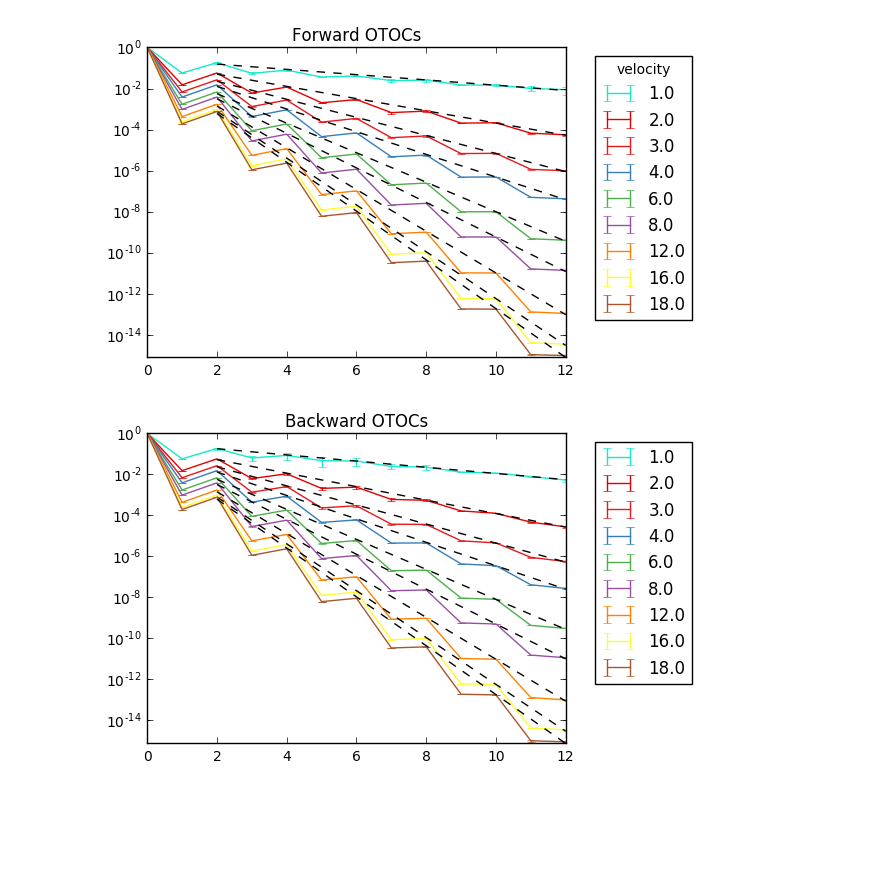
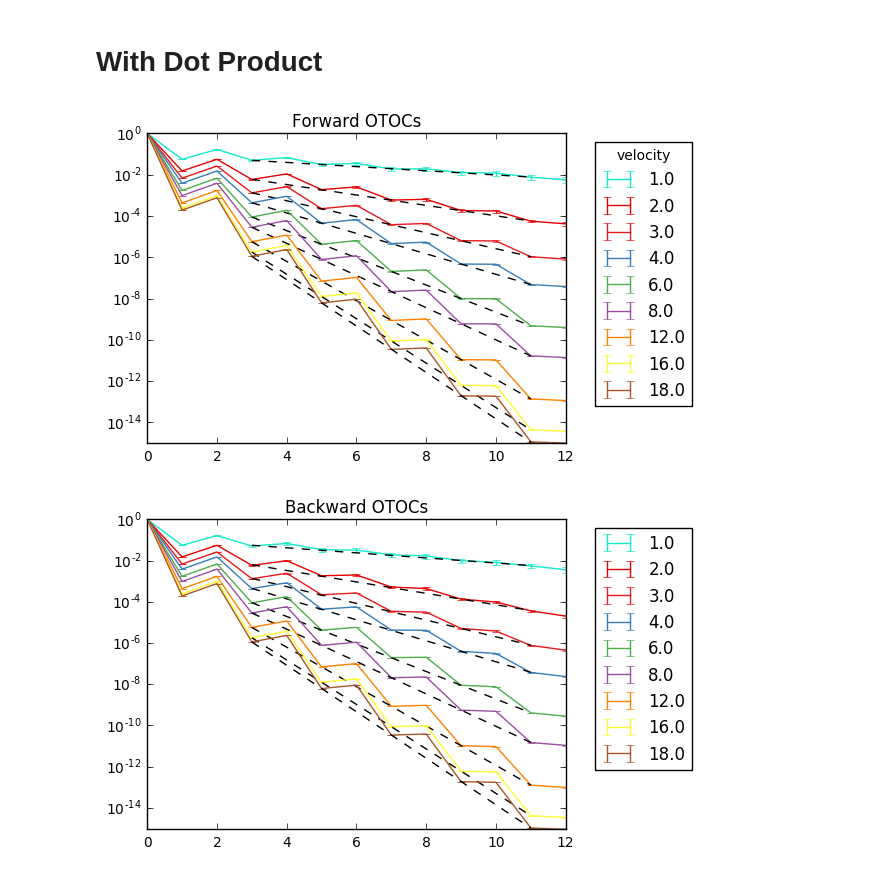
Before and after one commit to cnstahl/Asymmetric, a Jupyter notebook: python/Hamiltonian/OTOCs.ipynb, the cells around one changed output. Saved outputs shown, nothing was run; the diff lists cells and outputs as text; code cells hidden in the pictures; blank space fills up the shorter version.

```diff
--- a/python/Hamiltonian/OTOCs.ipynb
+++ b/python/Hamiltonian/OTOCs.ipynb
@@ -10,6 +9,8 @@ import seaborn as sns
 # %%
 colors = ["aqua", "red"]
 sns.set_palette(sns.xkcd_palette(colors)+sns.color_palette("Set1", 9))
+# %% [markdown]
+# With Dot Product
 # %%
 # Setup #
 L = 13
@@ -52,13 +53,13 @@ ax = plt.subplot(111)
 gammas_fore = []
 errors_fore = []
 for idx, otocfore in enumerate(otocsfore):
-    mean, std = qm.mean_and_std(otocfore[:2])
+    mean, std = qm.mean_and_std(otocfore)
 #     print(vs[idx])
 #     print(qm.chop(np.log10(mean)))
     ax.set_yscale("log", nonposy='clip')
     ax.errorbar(sites[::], mean, yerr=std, label = str(vs[idx]))
-    x = sites[2::2]
-    y = mean[2::2]
+    x = sites[3:-1:2]
+    y = mean[3:-1:2]
     logy = np.log(y)
     coeffs, errors = np.polyfit(x,logy,deg=1, cov=True)
 #     print(vs[idx], coeffs)
@@ -73,38 +74,38 @@ ax.legend(bbox_to_anchor=(1.05, 1), loc=2, title="velocity")
 plt.ylim(0,1)
 plt.title("Forward OTOCs")
 # plt.savefig('figures/otocs_' + fix + 'foreL' + str(L) + '.pdf')
 plt.show()
 
 # Backward
 ax = plt.subplot(111)
 gammas_back = []
 errors_back = []
 for idx, otocback in enumerate(otocsback):
-    mean, std = qm.mean_and_std(otocback[:2])
+    mean, std = qm.mean_and_std(otocback)
 #     print(vs[idx])
 #     print(qm.chop(np.log10(mean)))
     ax.set_yscale("log", nonposy='clip')
     ax.errorbar(sites[::], mean, yerr=std, label = str(vs[idx]))
-    x = sites[2::2]
-    y = mean[2::2]
+    x = sites[3:-1:2]
+    y = mean[3:-1:2]
     logy = np.log(y)
     coeffs, errors = np.polyfit(x,logy,deg=1, cov=True)
 #     print(vs[idx], coeffs)
     poly = np.poly1d(coeffs)
     yfit = lambda x: np.exp(poly(x))
     ax.plot(x,yfit(x), 'k--')
     gammas_back.append(coeffs[0] * vs[idx])
     errors_back.append(np.sqrt(errors[0,0]) * vs[idx])
 box = ax.get_position()
 ax.set_position([box.x0, box.y0, box.width * 0.9, box.height])
 ax.legend(bbox_to_anchor=(1.05, 1), loc=2)
 plt.ylim(0,1)
 plt.title("Backward OTOCs")
 # plt.savefig('figures/otocs_' + fix + 'backL' + str(L) + '.pdf')
 plt.show()
 # %% [output]
-[figure, old version]
+[figure, new version]
-[figure, old version]
+[figure, new version]
 # %%
 ax = plt.subplot(111)
 ax.errorbar(vs, gammas_fore, yerr=errors_fore,  label = "Forward")
```
Also changed, not shown: parts of 8 cells of this notebook, 5 other files.
